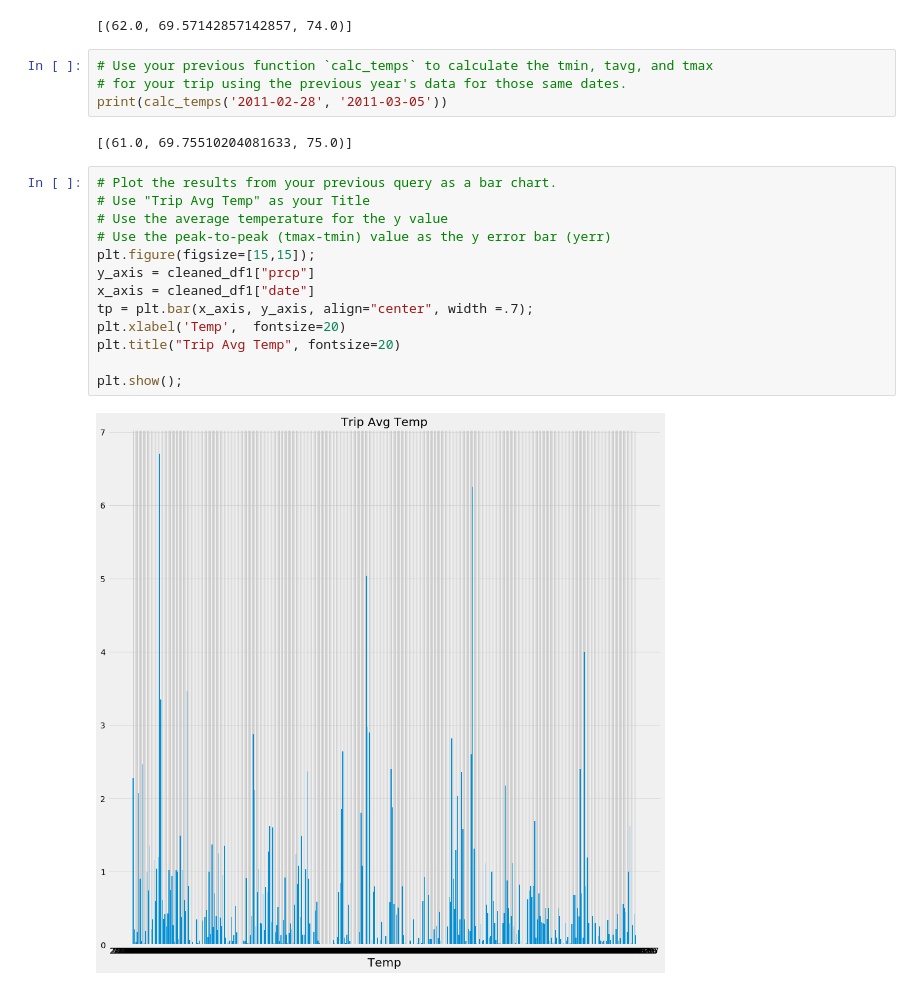
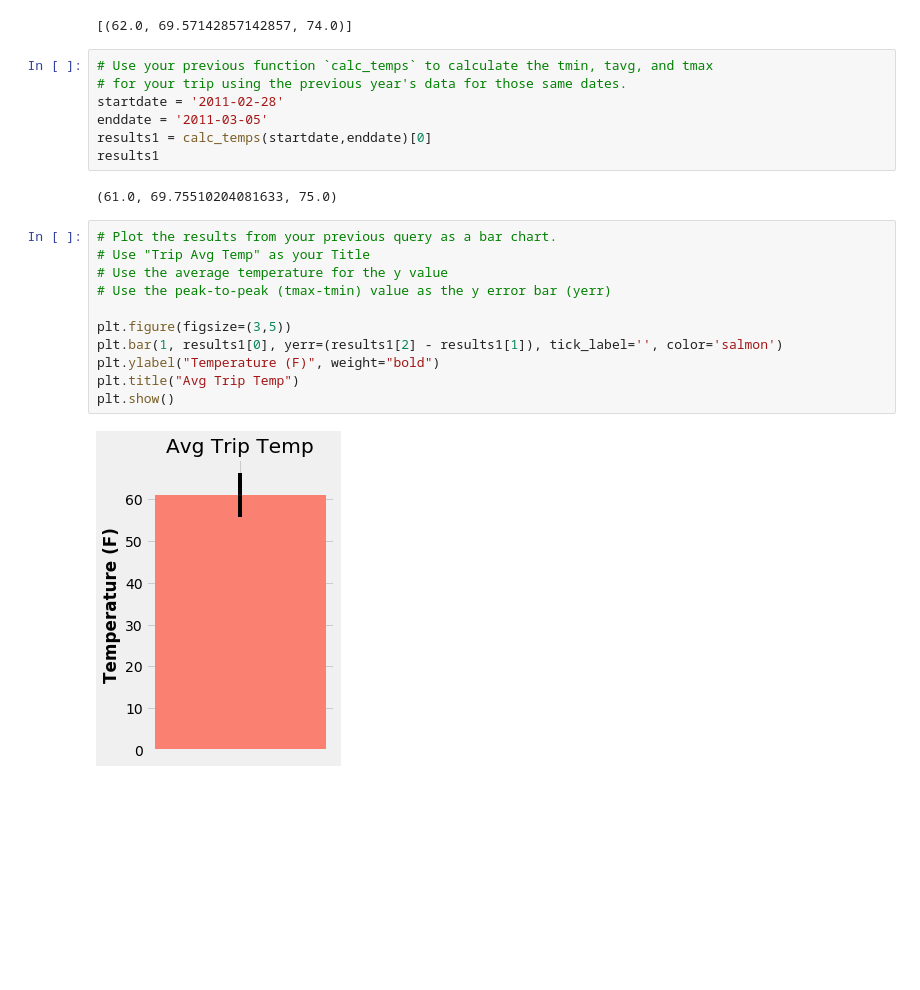
Before and after one commit to bricker3k/sqlalchemy-challenge, a Jupyter notebook: climate_starter.ipynb, the cells around one changed output. Drawn from its saved outputs; the diff is of its cells as text; blank space fills up the shorter version.

```diff
--- a/climate_starter.ipynb
+++ b/climate_starter.ipynb
@@ -301,22 +305,23 @@ print(calc_temps('2012-02-28', '2012-03-05'))
 # %%
 # Use your previous function `calc_temps` to calculate the tmin, tavg, and tmax
 # for your trip using the previous year's data for those same dates.
-print(calc_temps('2011-02-28', '2011-03-05'))
+startdate = '2011-02-28'
+enddate = '2011-03-05'
+results1 = calc_temps(startdate,enddate)[0]
+results1
 # %% [output]
-[(61.0, 69.75510204081633, 75.0)]
+(61.0, 69.75510204081633, 75.0)
 # %%
 # Plot the results from your previous query as a bar chart.
 # Use "Trip Avg Temp" as your Title
 # Use the average temperature for the y value
 # Use the peak-to-peak (tmax-tmin) value as the y error bar (yerr)
-plt.figure(figsize=[15,15]);
-y_axis = cleaned_df1["prcp"]
-x_axis = cleaned_df1["date"]
-tp = plt.bar(x_axis, y_axis, align="center", width =.7);
-plt.xlabel('Temp',  fontsize=20)
-plt.title("Trip Avg Temp", fontsize=20)
 
-plt.show();
+plt.figure(figsize=(3,5))
+plt.bar(1, results1[0], yerr=(results1[2] - results1[1]), tick_label='', color='salmon')
+plt.ylabel("Temperature (F)", weight="bold")
+plt.title("Avg Trip Temp")
+plt.show()
 # %% [output]
-[figure, old version]
+[figure, new version]
 # %%
```
Also changed, not shown: parts of 11 cells of this notebook.
